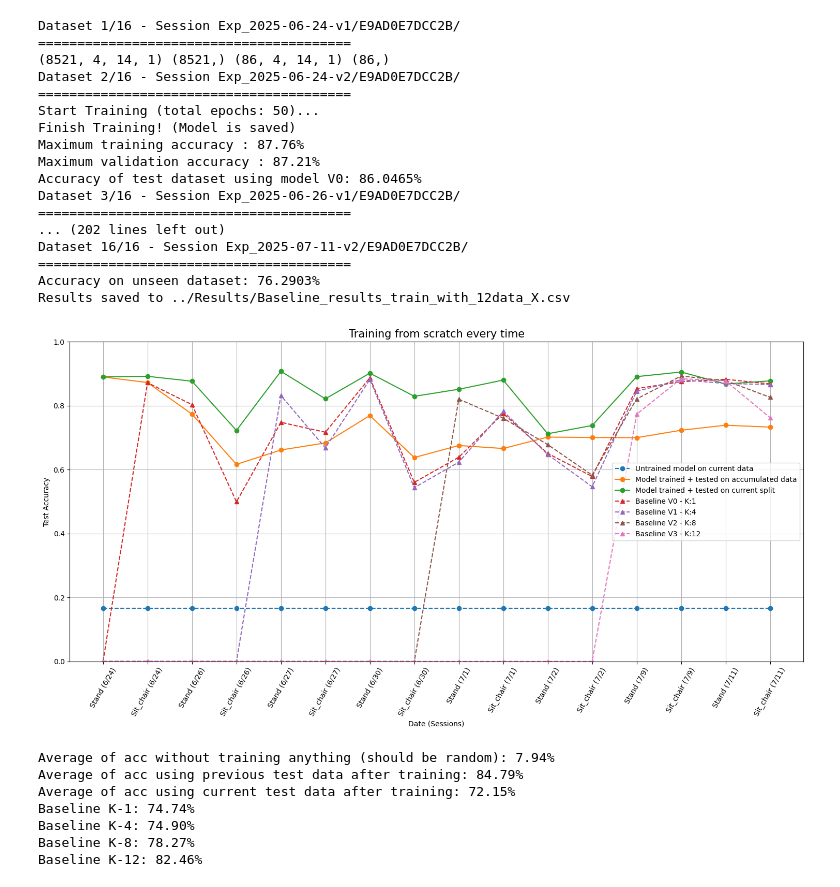
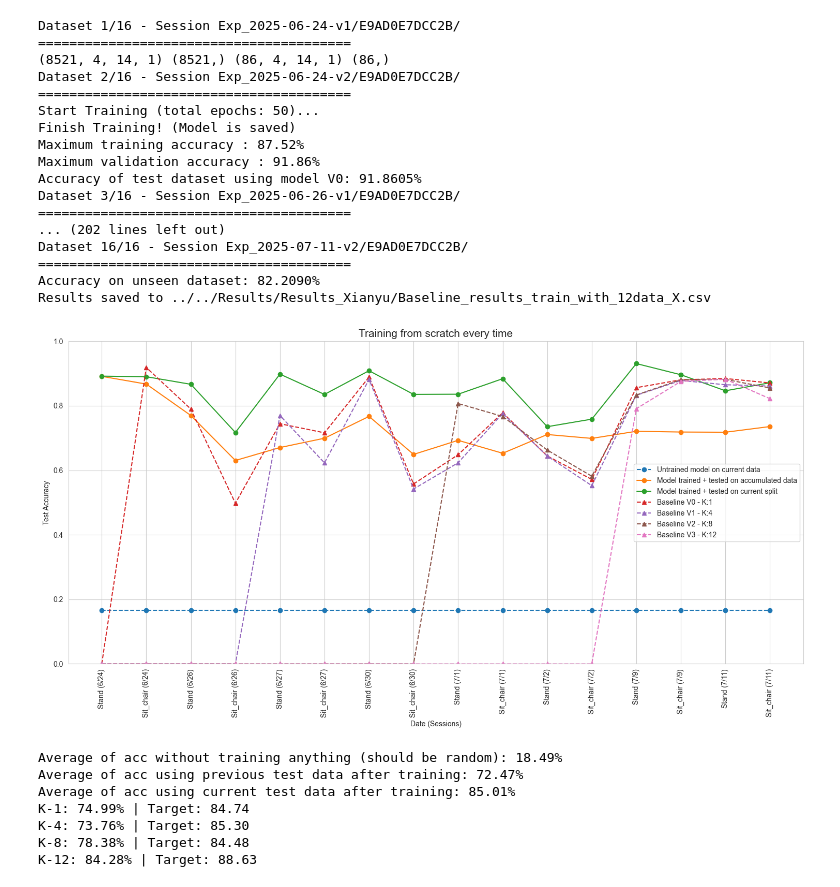
Before and after one commit to Hunminlee/Neural_Computing_Interface_MindForce, a Jupyter notebook: V4 feature encoding/Subject-tests/Subject_X.ipynb, the cells around one changed output. Drawn from its saved outputs; the diff is of its cells as text; code cells hidden in the pictures.

```diff
--- a/V4 feature encoding/Subject-tests/Subject_X.ipynb
+++ b/V4 feature encoding/Subject-tests/Subject_X.ipynb
@@ -14,7 +14,7 @@ if __name__ == "__main__":
     for K in baseline_K_val:
         trainer = baseline.TremorModelTrainer(config, subject="Xianyu")
         trainer.run_all_sessions_training_K_data(K)
-        df = trainer.save_results(f'../Results/Baseline_results_train_with_{K}data_X.csv')
+        df = trainer.save_results(f'../../Results/Results_Xianyu/Baseline_results_train_with_{K}data_X.csv')
 
 # 저장해놨어서 데이터 업데이트 전에 한번 돌리면 굳이 안돌려도 됨'''
 # %% [output]
@@ -25,23 +25,23 @@ Dataset 2/16 - Session Exp_2025-06-24-v2/E9AD0E7DCC2B/
 ========================================
 Start Training (total epochs: 50)...
 Finish Training! (Model is saved)
-Maximum training accuracy : 87.76%
-Maximum validation accuracy : 87.21%
-Accuracy of test dataset using model V0: 86.0465%
+Maximum training accuracy : 87.52%
+Maximum validation accuracy : 91.86%
+Accuracy of test dataset using model V0: 91.8605%
 Dataset 3/16 - Session Exp_2025-06-26-v1/E9AD0E7DCC2B/
 ========================================
 ... (202 lines left out)
 Dataset 16/16 - Session Exp_2025-07-11-v2/E9AD0E7DCC2B/
 ========================================
-Accuracy on unseen dataset: 76.2903%
-Results saved to ../Results/Baseline_results_train_with_12data_X.csv
+Accuracy on unseen dataset: 82.2090%
+Results saved to ../../Results/Results_Xianyu/Baseline_results_train_with_12data_X.csv
 # %%
-b_path = '/NCI_mindforce'
+b_path = 'C:/Users/hml76/PycharmProjects/Tremor_project_local/NCI_mindforce'
 baseline_K = ['1', '4', '8', '12']
 baselines = []
 
 for idx, K in enumerate(baseline_K):
-    baselines.append(b_path + f'/github/Results/Baseline_results_train_with_{K}data_X.csv')
+    baselines.append(b_path + f'/github/Results/Results_Xianyu/Baseline_results_train_with_{K}data_X.csv')
 
 SUBJECT = "Xianyu"
 # %%
@@ -49,24 +49,25 @@ import Target
 
 prog_trainer = Target.ProgressiveTrainer(config, subject=SUBJECT)
 Init_acc_all, Prev_acc_all, Trained_acc_all = prog_trainer.run(plot_learning_curve=False)
-
-prog_trainer.plot_results(baselines, baseline_K)
-
-for idx, x in enumerate([Init_acc_all, Prev_acc_all, Trained_acc_all]):
-    if idx==0:
-        print(f"Average of acc without training anything (should be random): {np.mean(x)*100:.2f}%")
-    elif idx==1:
-        print(f"Average of acc using previous test data after training: {np.mean(x)*100:.2f}%")
-    elif idx==2:
-        print(f"Average of acc using current test data after training: {np.mean(x)*100:.2f}%")
-for idx, b in enumerate(baselines):
-    print(f"Baseline K-{baseline_K[idx]}: {float(np.mean(pd.read_csv(baselines[idx])['Accuracy'][int(baseline_K[idx]):])):.2f}%")
-# %% [output]
-[figure, removed]
-Average of acc without training anything (should be random): 7.94%
-Average of acc using previous test data after training: 84.79%
-Average of acc using current test data after training: 72.15%
-Baseline K-1: 74.74%
-Baseline K-4: 74.90%
-Baseline K-8: 78.27%
-Baseline K-12: 82.46%
+# %%
+prog_trainer.plot_results(baselines, baseline_K)
+
+for idx, x in enumerate([Init_acc_all, Prev_acc_all, Trained_acc_all]):
+    if idx==0:
+        print(f"Average of acc without training anything (should be random): {np.mean(x)*100:.2f}%")
+    elif idx==1:
+        print(f"Average of acc using previous test data after training: {np.mean(x)*100:.2f}%")
+    elif idx==2:
+        print(f"Average of acc using current test data after training: {np.mean(x)*100:.2f}%")
+for idx, b in enumerate(baselines):
+    val = float(np.mean(pd.read_csv(baselines[idx])['Accuracy'][int(baseline_K[idx]):]))
+    print(f"K-{baseline_K[idx]}: {val:.2f}% | Target: {np.mean(Trained_acc_all[int(baseline_K[idx]):])*100:.2f}")
+# %% [output]
+[figure, added]
+Average of acc without training anything (should be random): 18.49%
+Average of acc using previous test data after training: 72.47%
+Average of acc using current test data after training: 85.01%
+K-1: 74.99% | Target: 84.74
+K-4: 73.76% | Target: 85.30
+K-8: 78.38% | Target: 84.48
+K-12: 84.28% | Target: 88.63
```
Also changed, not shown: 9 other files.
